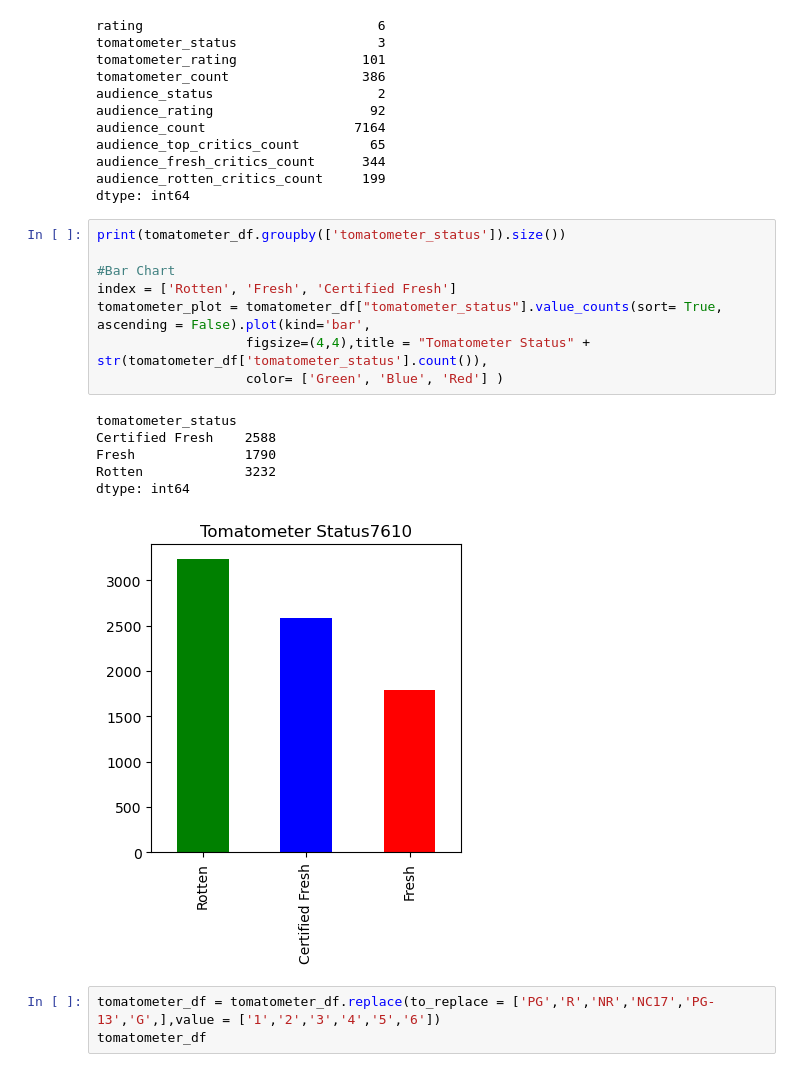
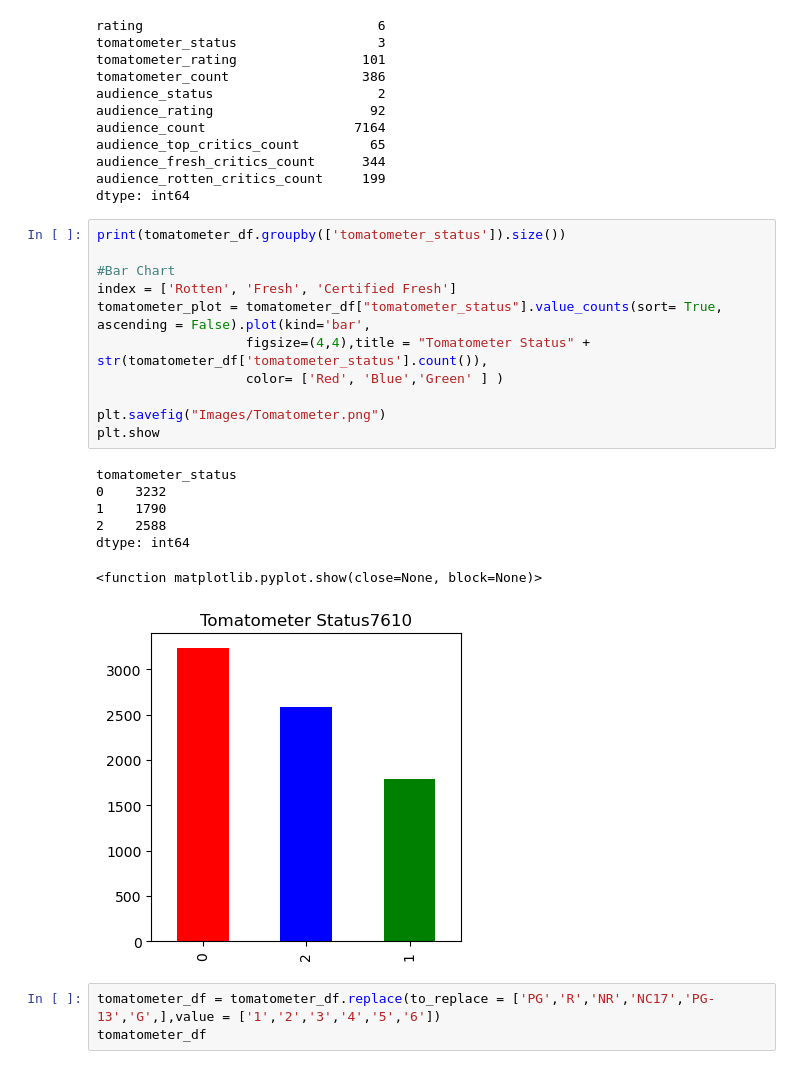
Before and after one commit to wgachugu/Project-4---Machine-Learning, a Jupyter notebook: rotten_tomatoes_ml.ipynb, the cells around one changed output. Saved outputs shown, nothing was run; the diff lists cells and outputs as text.

```diff
--- a/rotten_tomatoes_ml.ipynb
+++ b/rotten_tomatoes_ml.ipynb
@@ -157,18 +157,22 @@ dtype: int64
 # %%
 print(tomatometer_df.groupby(['tomatometer_status']).size())
 
 #Bar Chart
 index = ['Rotten', 'Fresh', 'Certified Fresh']
 tomatometer_plot = tomatometer_df["tomatometer_status"].value_counts(sort= True, ascending = False).plot(kind='bar',
                    figsize=(4,4),title = "Tomatometer Status" + str(tomatometer_df['tomatometer_status'].count()),
-                   color= ['Green', 'Blue', 'Red'] )
+                   color= ['Red', 'Blue','Green' ] )
+
+plt.savefig("Images/Tomatometer.png")
+plt.show
 # %% [output]
 tomatometer_status
-Certified Fresh    2588
-Fresh              1790
-Rotten             3232
+0    3232
+1    1790
+2    2588
 dtype: int64
+<function matplotlib.pyplot.show(close=None, block=None)>
-[figure, old version]
+[figure, new version]
 # %%
 tomatometer_df = tomatometer_df.replace(to_replace = ['PG','R','NR','NC17','PG-13','G',],value = ['1','2','3','4','5','6'])
 tomatometer_df
```
Also changed, not shown: parts of 2 cells of this notebook, 3 other files.
